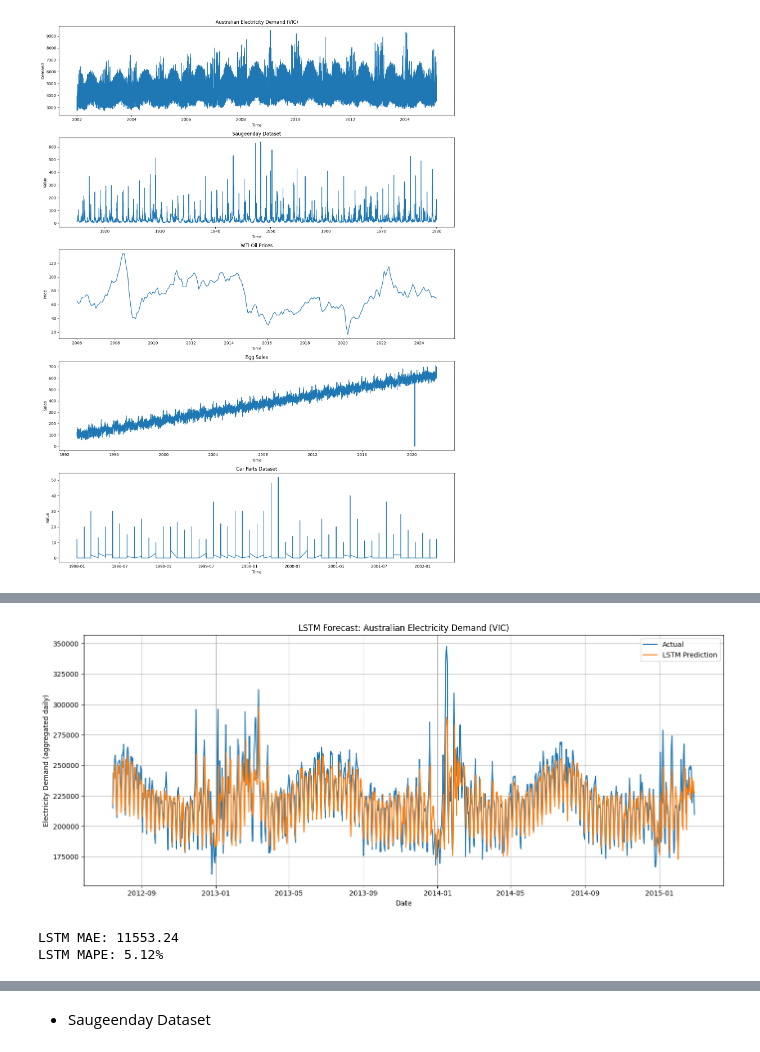
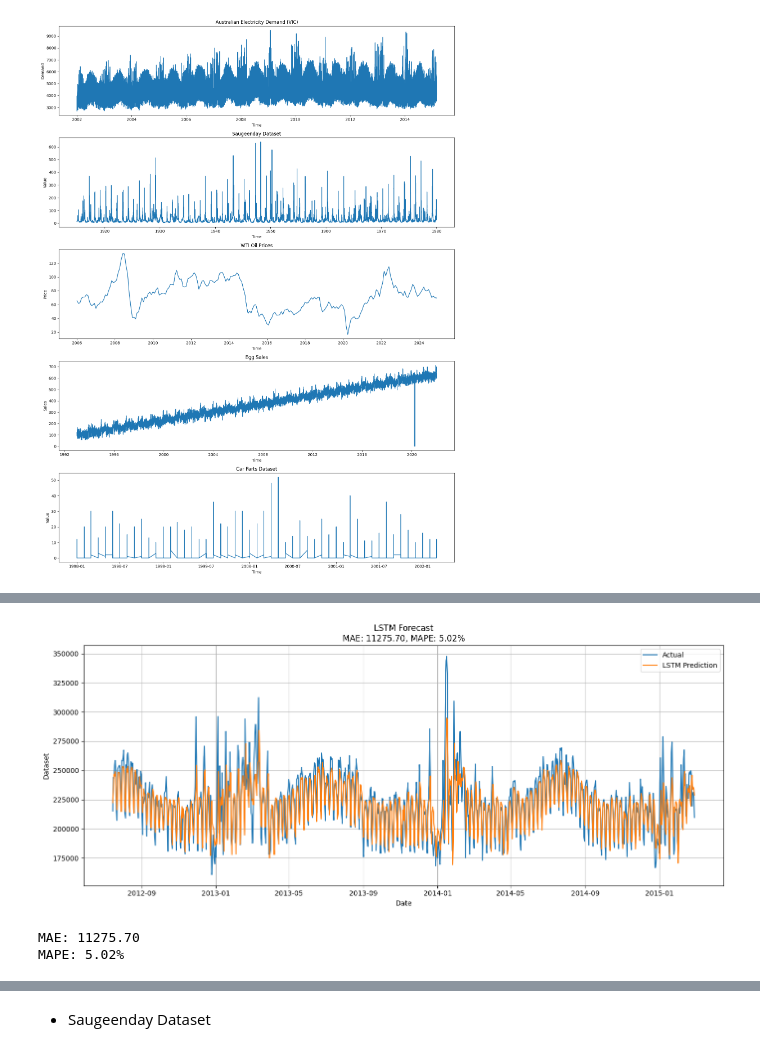
Before and after one commit to rafabarros95/Time-Series-Forecasting, a Jupyter notebook: lstm.ipynb, the cells around one changed output, grey strips where cells are left out. Drawn from its saved outputs; the diff is of its cells as text; code cells hidden in the pictures.

Commit message:
lstm function with forecasts implemented

```diff
--- a/lstm.ipynb
+++ b/lstm.ipynb
@@ -69,12 +136,0 @@ print(df_vic.head())
-# %%
-# Daily aggregation
-# Aggregate half-hourly to daily sum
-daily = (
-    df_vic
-      .set_index('ds')['y']
-      .resample('D').sum()
-      .dropna()
-      .to_frame()
-      .reset_index()
-)
-print(daily.head())
@@ -88,19 +136,0 @@ print(daily.head())
-# %%
-from sklearn.preprocessing import MinMaxScaler
-from tensorflow.keras.models import Sequential
-from tensorflow.keras.layers import LSTM, Dense
-
-daily = (
-    df_vic
-      .set_index('ds')['y']
-      .resample('D').sum()
-      .dropna()
-      .to_frame()
-      .reset_index()
-)
-# Only the values for LSTM
-values = daily['y'].values.reshape(-1, 1)
-
-# Scale to [0, 1]
-scaler = MinMaxScaler()
-scaled = scaler.fit_transform(values)
@@ -159,29 +137,3 @@ y_test_inv = scaler.inverse_transform(y_test.reshape(-1, 1)).flatten()
-# %%
-import matplotlib.dates as mdates
-
-# Get corresponding dates for test set
-test_dates = daily['ds'].iloc[-len(y_test):]
-
-plt.figure(figsize=(14,6))
-plt.plot(test_dates, y_test_inv, label='Actual')
-plt.plot(test_dates, y_pred_inv, label='LSTM Prediction')
-plt.xlabel('Date')
-plt.ylabel('Electricity Demand (aggregated daily)')
-plt.title('LSTM Forecast: Australian Electricity Demand (VIC)')
-plt.legend()
-plt.grid(True)
-plt.tight_layout()
-plt.show()
-# %% [output]
-[figure, removed]
-# %%
-from sklearn.metrics import mean_absolute_error, mean_absolute_percentage_error
-
-mae = mean_absolute_error(y_test_inv, y_pred_inv)
-mape = mean_absolute_percentage_error(y_test_inv, y_pred_inv) * 100
-
-print(f"LSTM MAE: {mae:.2f}")
-print(f"LSTM MAPE: {mape:.2f}%")
-# %% [output]
-LSTM MAE: 11553.24
-LSTM MAPE: 5.12%
+# %%
+results_electricity = lstm_forecast(daily)
+# %% [output]
@@ -187,0 +141,3 @@ LSTM MAPE: 5.12%
+[figure, added]
+MAE: 11275.70
+MAPE: 5.02%
```
Also changed, not shown: parts of 19 cells of this notebook.
